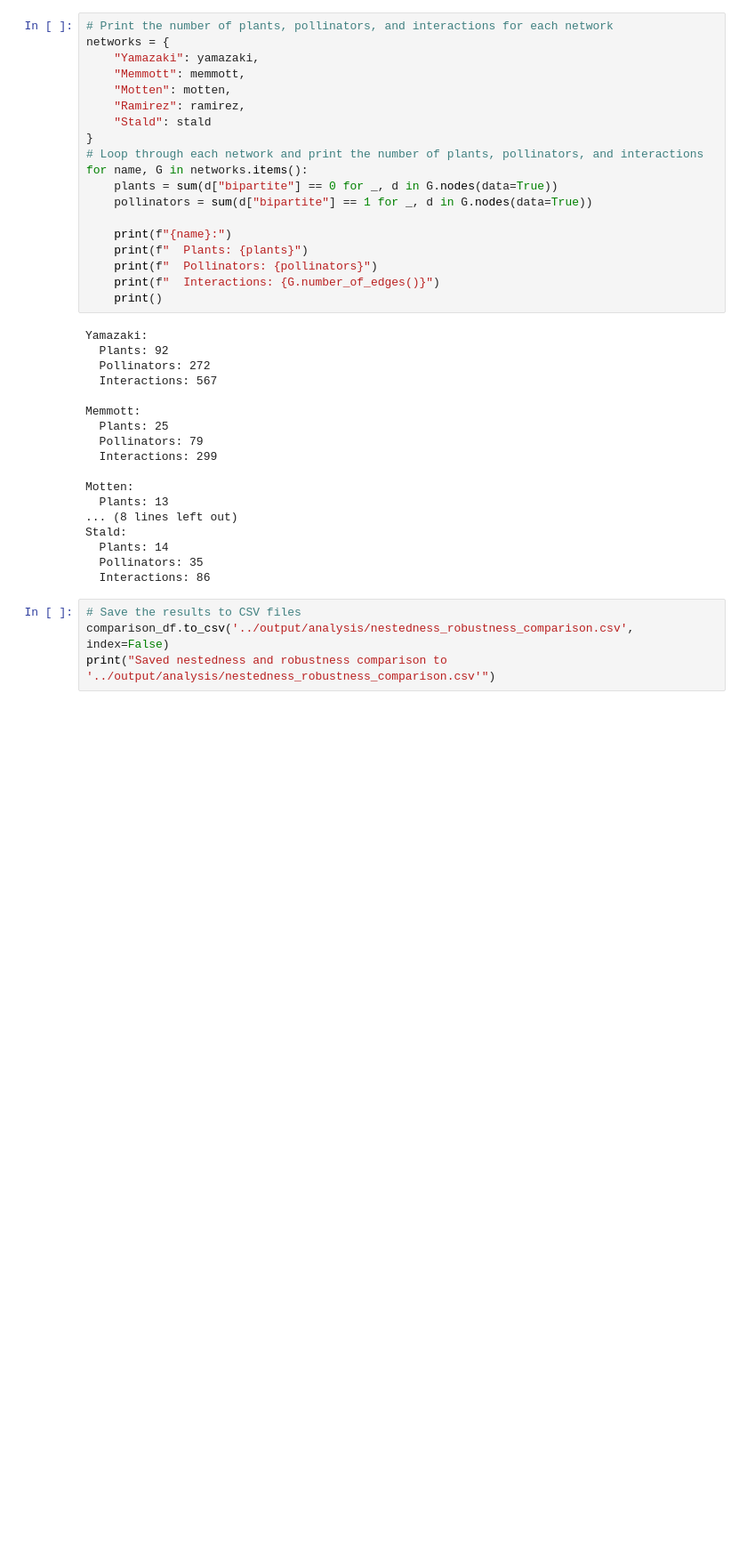
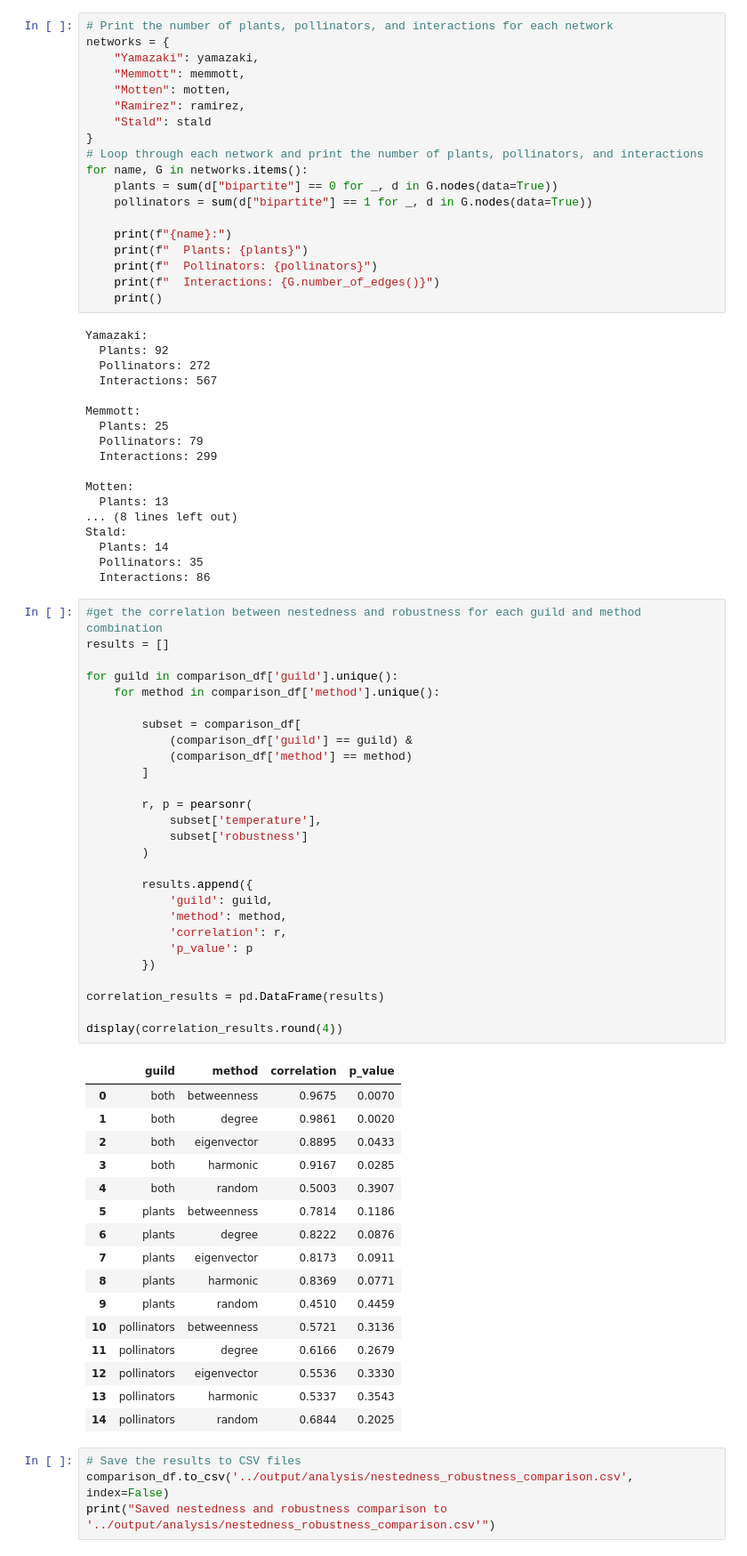
Before and after one commit to hyunderscore/biol4200-networks-project, a Jupyter notebook: code/code.ipynb, the cells around one changed output. Shown at 89% size. Cells and saved outputs as stored; diff of their text form; blank space fills up the shorter version.

```diff
--- a/code/code.ipynb
+++ b/code/code.ipynb
@@ -400,6 +401,50 @@ Stald:
   Plants: 14
   Pollinators: 35
   Interactions: 86
+# %%
+#get the correlation between nestedness and robustness for each guild and method combination
+results = []
+
+for guild in comparison_df['guild'].unique():
+    for method in comparison_df['method'].unique():
+
+        subset = comparison_df[
+            (comparison_df['guild'] == guild) &
+            (comparison_df['method'] == method)
+        ]
+
+        r, p = pearsonr(
+            subset['temperature'],
+            subset['robustness']
+        )
+
+        results.append({
+            'guild': guild,
+            'method': method,
+            'correlation': r,
+            'p_value': p
+        })
+
+correlation_results = pd.DataFrame(results)
+
+display(correlation_results.round(4))
+# %% [output]
+|  | guild | method | correlation | p_value |
+| 0 | both | betweenness | 0.9675 | 0.0070 |
+| 1 | both | degree | 0.9861 | 0.0020 |
+| 2 | both | eigenvector | 0.8895 | 0.0433 |
+| 3 | both | harmonic | 0.9167 | 0.0285 |
+| 4 | both | random | 0.5003 | 0.3907 |
+| 5 | plants | betweenness | 0.7814 | 0.1186 |
+| 6 | plants | degree | 0.8222 | 0.0876 |
+| 7 | plants | eigenvector | 0.8173 | 0.0911 |
+| 8 | plants | harmonic | 0.8369 | 0.0771 |
+| 9 | plants | random | 0.4510 | 0.4459 |
+| 10 | pollinators | betweenness | 0.5721 | 0.3136 |
+| 11 | pollinators | degree | 0.6166 | 0.2679 |
+| 12 | pollinators | eigenvector | 0.5536 | 0.3330 |
+| 13 | pollinators | harmonic | 0.5337 | 0.3543 |
+| 14 | pollinators | random | 0.6844 | 0.2025 |
 # %%
 # Save the results to CSV files
 comparison_df.to_csv('../output/analysis/nestedness_robustness_comparison.csv', index=False)
```
Also changed, not shown: parts of 1 cell of this notebook.
